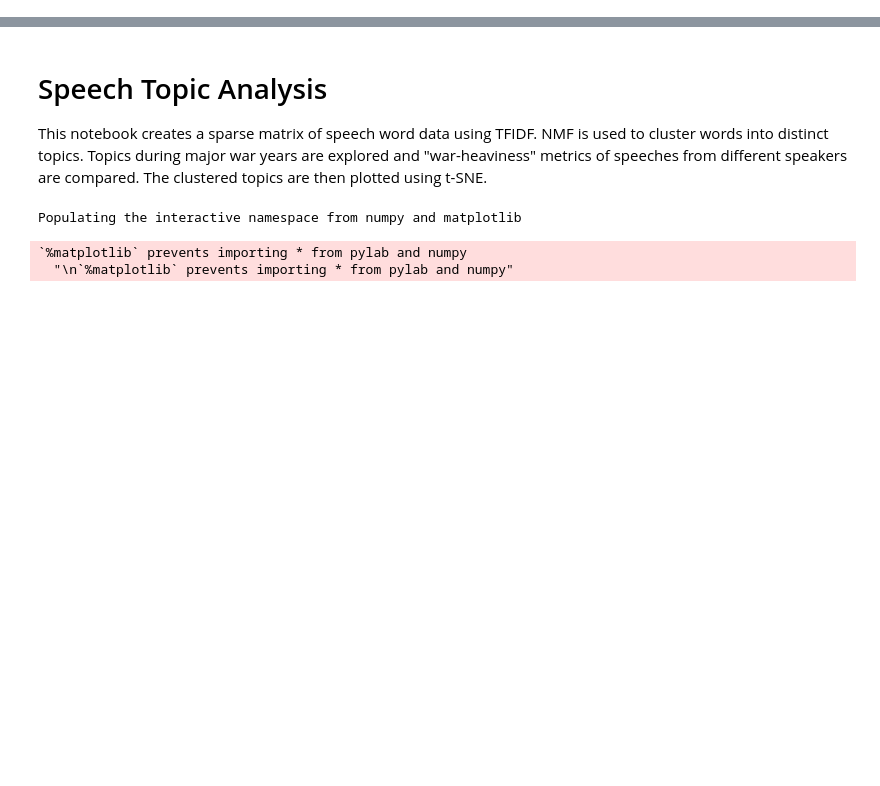
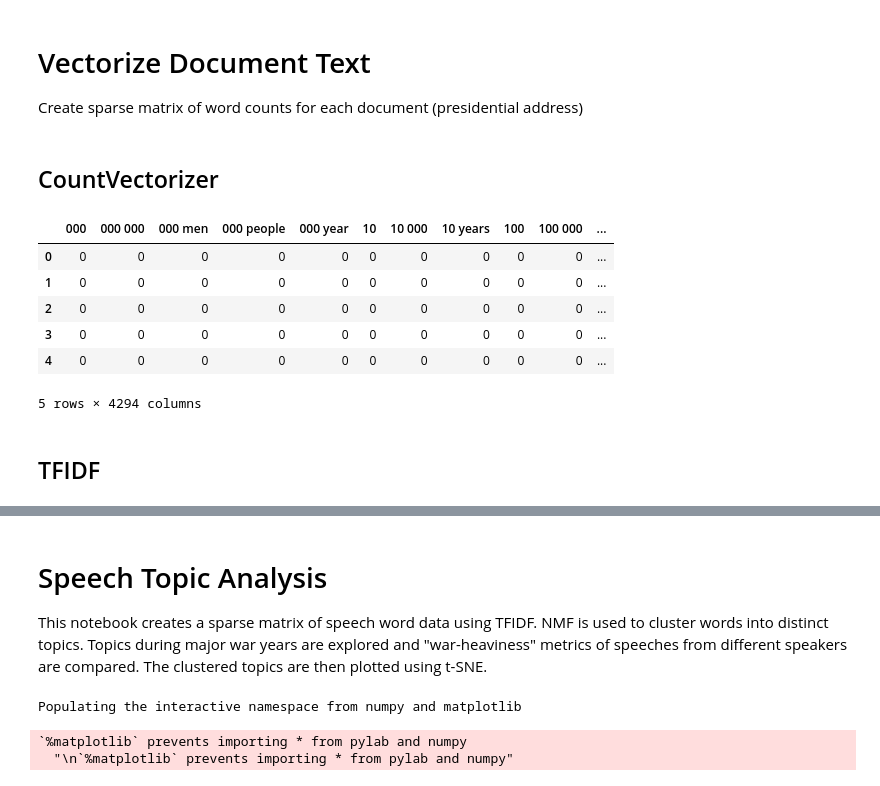
Before and after one commit to kevscon/Project-4, a Jupyter notebook: topic_modeling.ipynb, the cells around one changed output, grey strips where cells are left out. Cells and saved outputs as stored; diff of their text form; code cells hidden in the pictures; blank space fills up the shorter version.

Commit message:
text process

```diff
--- a/topics.ipynb
+++ b/topic_modeling.ipynb
@@ -0,0 +32,3 @@
+# %%
+transcripts = pd.read_csv('data/cln_transcripts.csv', index_col=0)
+transcripts.head()
@@ -0,0 +42,28 @@
+# %% [markdown]
+# Vectorize Document Text
+Create sparse matrix of word counts for each document (presidential address)
+# %%
+# text data
+documents = transcripts['Transcript']
+# %% [markdown]
+## CountVectorizer
+# %%
+# create instance of CountVectorizer
+cv_vectorizer = CountVectorizer(stop_words='english', max_df=0.95, min_df=0.05, ngram_range=(1, 3))
+# %%
+# transform documents into document-term matrix
+X = cv_vectorizer.fit_transform(documents)
+# %%
+# create dataframe of matrix
+cv_df = pd.DataFrame(X.toarray(), columns=[cv_vectorizer.get_feature_names()])
+cv_df.head()
+# %% [output]
+|  | 000 | 000 000 | 000 men | 000 people | 000 year | 10 | 10 000 | 10 years | 100 | 100 000 | ... |
+| 0 | 0 | 0 | 0 | 0 | 0 | 0 | 0 | 0 | 0 | 0 | ... |
+| 1 | 0 | 0 | 0 | 0 | 0 | 0 | 0 | 0 | 0 | 0 | ... |
+| 2 | 0 | 0 | 0 | 0 | 0 | 0 | 0 | 0 | 0 | 0 | ... |
+| 3 | 0 | 0 | 0 | 0 | 0 | 0 | 0 | 0 | 0 | 0 | ... |
+| 4 | 0 | 0 | 0 | 0 | 0 | 0 | 0 | 0 | 0 | 0 | ... |
+5 rows × 4294 columns
+# %% [markdown]
+## TFIDF
```
Also changed, not shown: parts of 20 cells of this notebook, 7 other files.
